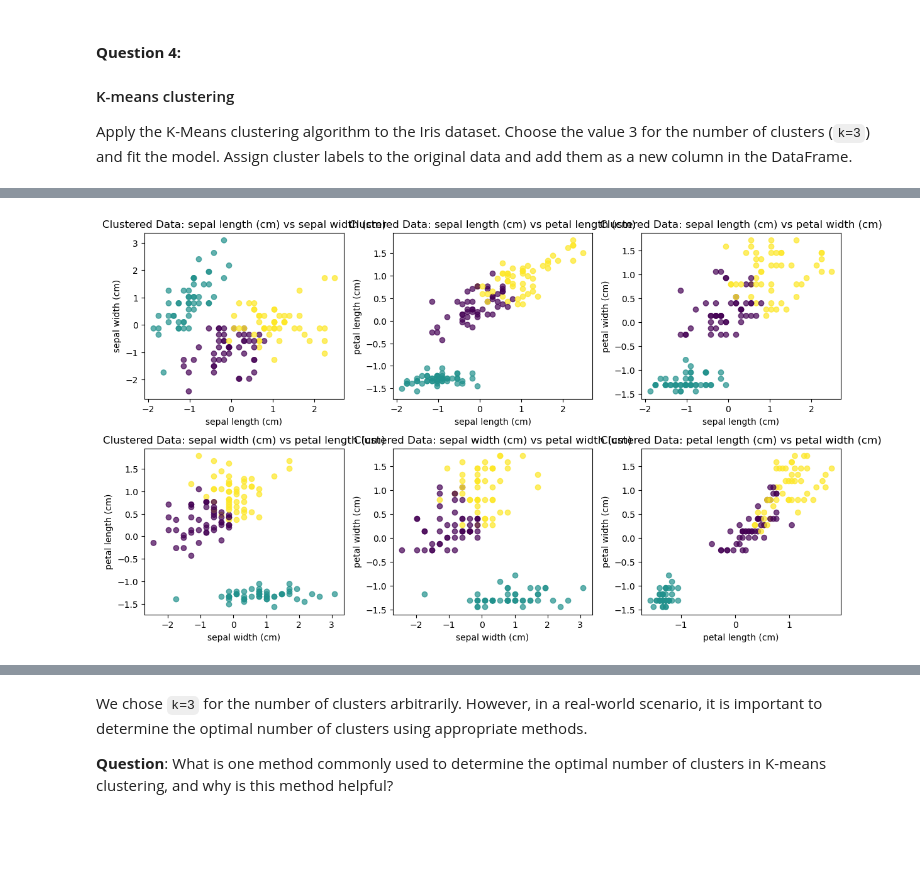
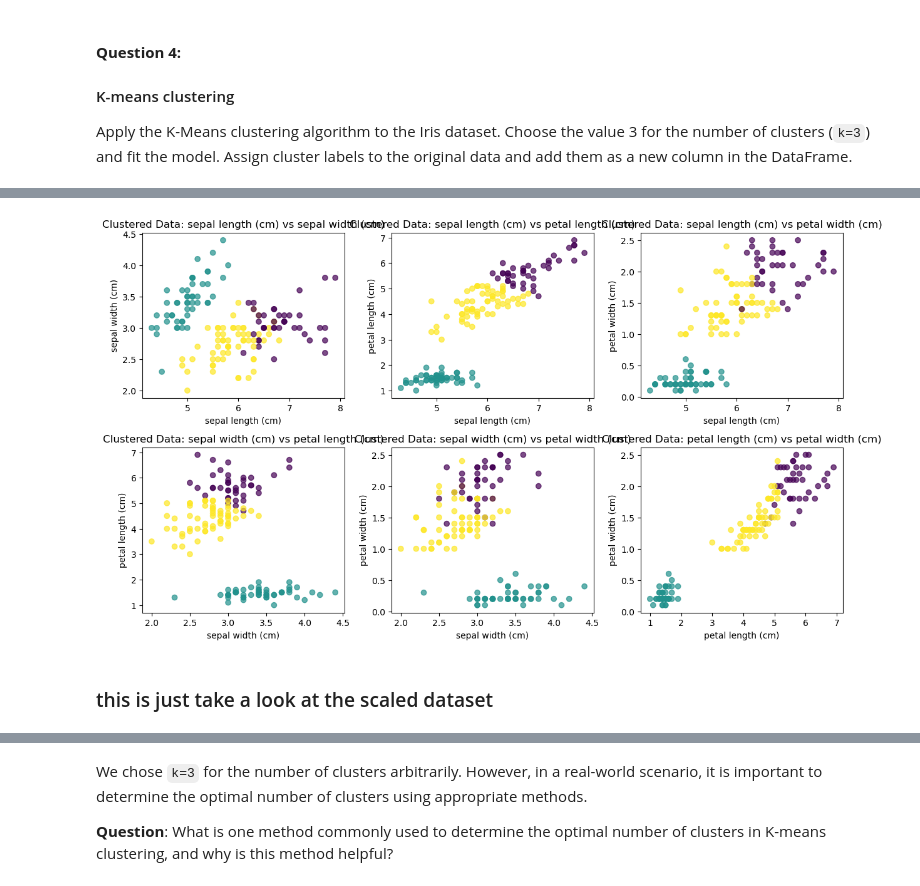
Before and after one commit to yukisuet/LCR, a Jupyter notebook: 02_activities/assignments/assignment_3.ipynb, the cells around one changed output, grey strips where cells are left out. Drawn from its saved outputs; the diff is of its cells as text; code cells hidden in the pictures; blank space fills up the shorter version.

```diff
--- a/02_activities/assignments/assignment_3.ipynb
+++ b/02_activities/assignments/assignment_3.ipynb
@@ -198,21 +158,15 @@ plot_feature_pairs(clustered_iris_data_1, feature_names,
 # %%
-# Perform K-means clustering
-kmeans = KMeans(n_clusters=3, random_state=0)
-clusters = kmeans.fit(scaled_iris_df)
-
-# Create a copy of the DataFrame for clustering and modification
-scaled_iris_with_clusters = scaled_iris_df.copy()
-
-# Add cluster labels to the copied DataFrame
-scaled_iris_with_clusters['Cluster'] = clusters.labels_
-
-# Display the updated DataFrame with the 'Cluster' column
-scaled_iris_with_clusters
-
-clustered_iris_data_2= scaled_iris_with_clusters
+# Your answer...
+k=3
+kmeans = KMeans(n_clusters=k, random_state=42)
+kmeans.fit(iris_df[iris_df.columns[:-2]])
+iris_df['Cluster'] = kmeans.labels_
+clustered_iris_data_2 = iris_df
 
 
 # Use the helper function to plot scatter plots, colored by cluster labels
 plot_feature_pairs(clustered_iris_data_2, feature_names, color_labels=clustered_iris_data_2['Cluster'], title_prefix='Clustered Data: ')
 # %% [output]
-[figure, old version]
+[figure, new version]
+# %% [markdown]
+### this is just take a look at the scaled dataset
```
Also changed, not shown: parts of 3 cells of this notebook.
